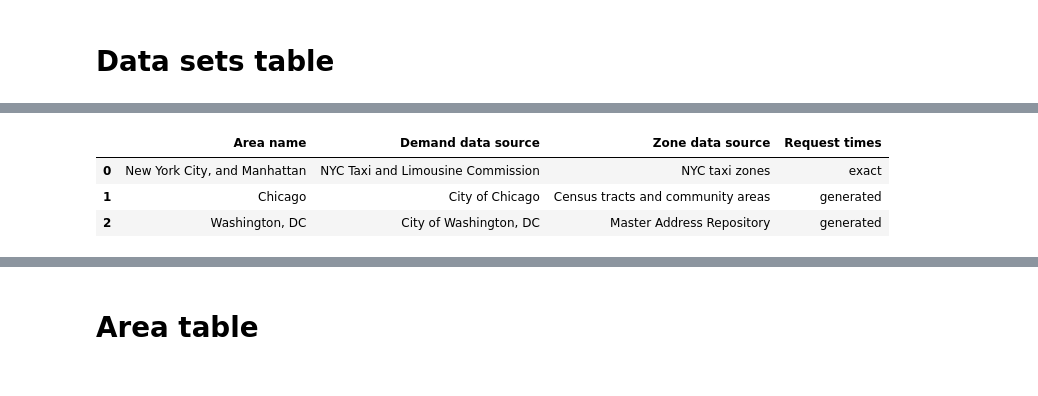
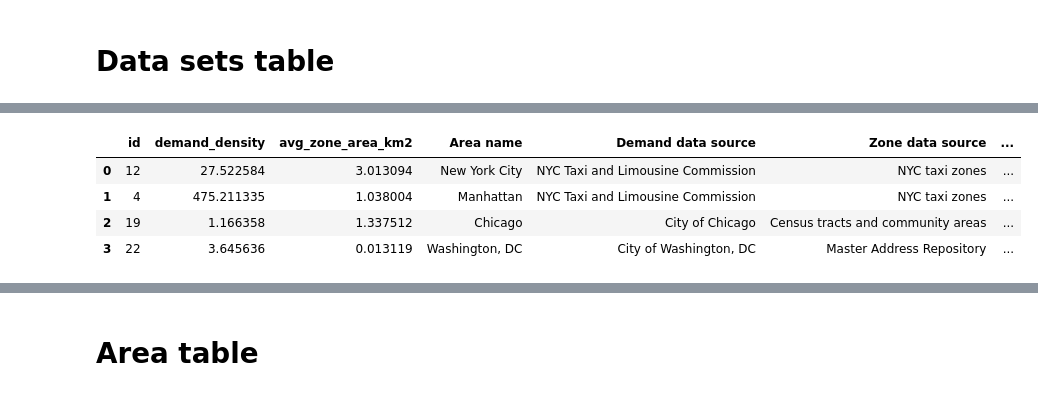
Before and after one commit to aicenter/Ridesharing_DARP_instances, a Jupyter notebook: python/nb/ITSC instance Figures.ipynb, the cells around one changed output, grey strips where cells are left out. Cells and saved outputs as stored; diff of their text form; code cells hidden in the pictures.

Commit message:
demand sources table

```diff
--- a/python/nb/ITSC instance Figures.ipynb
+++ b/python/nb/ITSC instance Figures.ipynb
@@ -37,15 +106,13 @@ areas = [
 # %%
-datasets = pd.DataFrame(
-    {
-        'Area name': ['New York City, and Manhattan', 'Chicago', 'Washington, DC'],
-        'Demand data source': ['NYC Taxi and Limousine Commission', 'City of Chicago', 'City of Washington, DC'],
-        'Zone data source': ['NYC taxi zones', 'Census tracts and community areas', 'Master Address Repository'],
-        'Request times': ['exact', 'generated', 'generated']
-    }
-)
+datasets['Area name'] = [ 'Manhattan', 'New York City', 'Chicago', 'Washington, DC']
+datasets['Demand data source'] = ['NYC Taxi and Limousine Commission', 'NYC Taxi and Limousine Commission', 'City of Chicago', 'City of Washington, DC']
+datasets['Zone data source'] = ['NYC taxi zones', 'NYC taxi zones', 'Census tracts and community areas', 'Master Address Repository']
+datasets['Request times'] = ['exact', 'exact', 'generated', 'generated']
+datasets.iloc[0], datasets.iloc[1] = datasets.iloc[1], datasets.iloc[0] # swap NYC and Manhattan rows
 datasets
 # %% [output]
-|  | Area name | Demand data source | Zone data source | Request times |
-| 0 | New York City, and Manhattan | NYC Taxi and Limousine Commission | NYC taxi zones | exact |
-| 1 | Chicago | City of Chicago | Census tracts and community areas | generated |
-| 2 | Washington, DC | City of Washington, DC | Master Address Repository | generated |
+|  | id | demand_density | avg_zone_area_km2 | Area name | Demand data source | Zone data source | ... |
+| 0 | 12 | 27.522584 | 3.013094 | New York City | NYC Taxi and Limousine Commission | NYC taxi zones | ... |
+| 1 | 4 | 475.211335 | 1.038004 | Manhattan | NYC Taxi and Limousine Commission | NYC taxi zones | ... |
+| 2 | 19 | 1.166358 | 1.337512 | Chicago | City of Chicago | Census tracts and community areas | ... |
+| 3 | 22 | 3.645636 | 0.013119 | Washington, DC | City of Washington, DC | Master Address Repository | ... |
```
Also changed, not shown: parts of 5 cells of this notebook, 1 other file.
